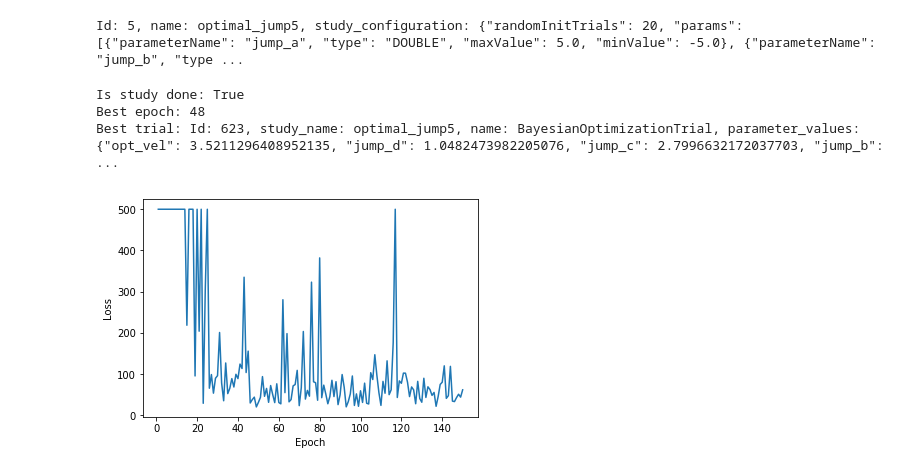
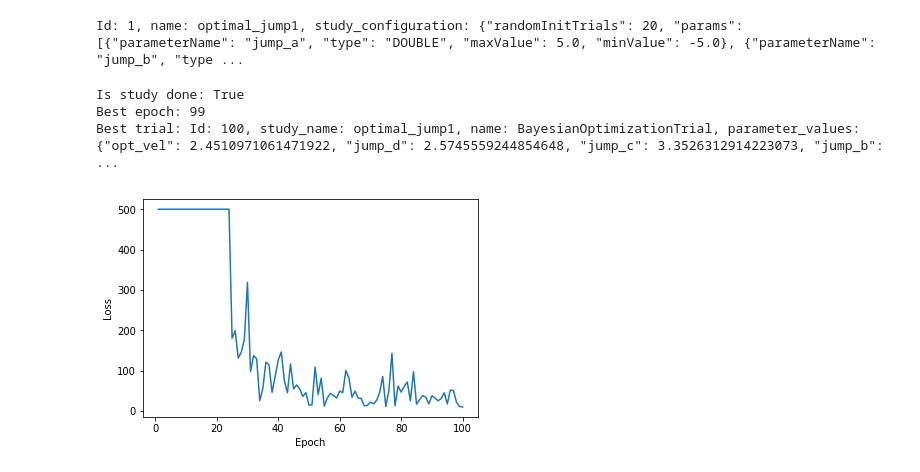
Before and after one commit to silvery107/wheeled-bipedal-jumping, a Jupyter notebook: MiniNezha/plot.ipynb, the cells around one changed output. Saved outputs shown, nothing was run; the diff lists cells and outputs as text; code cells hidden in the pictures.

```diff
--- a/MiniNezha/plot.ipynb
+++ b/MiniNezha/plot.ipynb
@@ -7,8 +7,8 @@ from advisor_client.client import *
 client = AdvisorClient()
 # %%
 # get study
-study_name = "optimal_jump5"
+study_name = "optimal_jump1"
 study = client.get_study_by_name(study_name)
 print(study)
 # %% [output]
-Id: 5, name: optimal_jump5, study_configuration: {"randomInitTrials": 20, "params": [{"parameterName": "jump_a", "type": "DOUBLE", "maxValue": 5.0, "minValue": -5.0}, {"parameterName": "jump_b", "type ...
+Id: 1, name: optimal_jump1, study_configuration: {"randomInitTrials": 20, "params": [{"parameterName": "jump_a", "type": "DOUBLE", "maxValue": 5.0, "minValue": -5.0}, {"parameterName": "jump_b", "type ...
@@ -15,34 +31,23 @@ Id: 5, name: optimal_jump5, study_configuration: {"randomInitTrials": 20, "param
+# %%
+save_fig = False
 # %%
-# plot training curve
 scale = 500
-train_curve = []
-train_param = []
-trials = client.list_trials(study_name)
-
-for trial in trials:
-    trial_metrics = client.list_trial_metrics(study_name,trial.id)
-    train_param.append(ast.literal_eval(trial.parameter_values))
-    for metrics in trial_metrics:
-        train_curve.append(metrics.objective_value)
-
-for param,objval in zip(train_param,train_curve):
-    param["objective_value"] = objval
-
-train_curve = np.clip(np.array(train_curve),0,scale)
+train_curve_clip = np.clip(train_curve,0,scale)
 best_trial = client.get_best_trial(study_name)
 best_objval = round(best_trial.objective_value,3)
 print("Is study done: %r"%client.is_study_done(study_name))
 print("Best epoch: %d"%np.argmin(train_curve))
 print("Best trial: {}".format(best_trial))
 
-plt.plot(range(1,len(train_curve)+1),train_curve)
+plt.plot(range(1,len(train_curve)+1),train_curve_clip)
 plt.xlabel("Epoch")
 plt.ylabel("Loss")
-plt.savefig("./records/loss_"+str(best_objval)+"_"+str(scale)+".png")
+if save_fig:
+    plt.savefig("./records/loss_"+str(best_objval)+"_"+str(scale)+".png")
 plt.show()
 # %% [output]
 Is study done: True
-Best epoch: 48
-Best trial: Id: 623, study_name: optimal_jump5, name: BayesianOptimizationTrial, parameter_values: {"opt_vel": 3.5211296408952135, "jump_d": 1.0482473982205076, "jump_c": 2.7996632172037703, "jump_b": ...
+Best epoch: 99
+Best trial: Id: 100, study_name: optimal_jump1, name: BayesianOptimizationTrial, parameter_values: {"opt_vel": 2.4510971061471922, "jump_d": 2.5745559244854648, "jump_c": 3.3526312914223073, "jump_b": ...
-[figure, old version]
+[figure, new version]
 # %%
```
Also changed, not shown: parts of 9 cells of this notebook.
